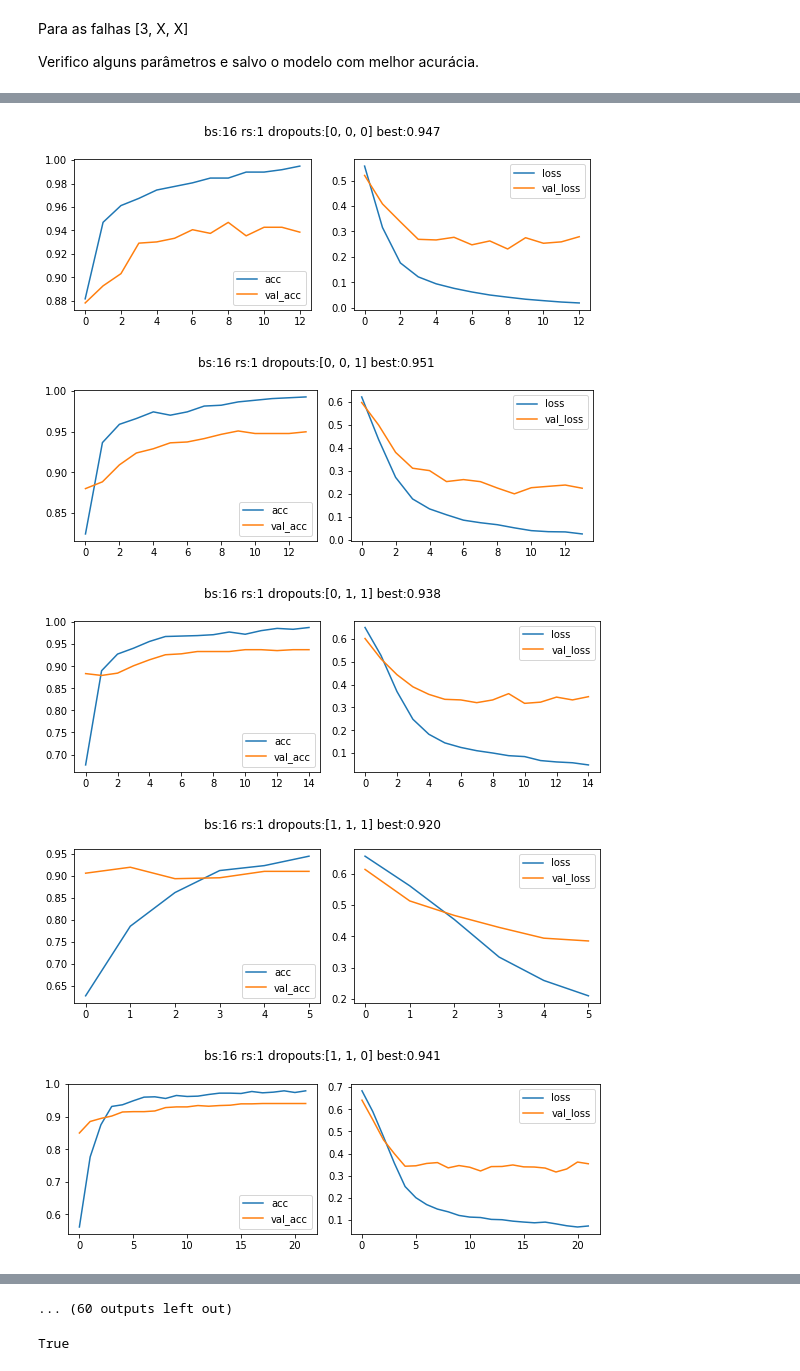
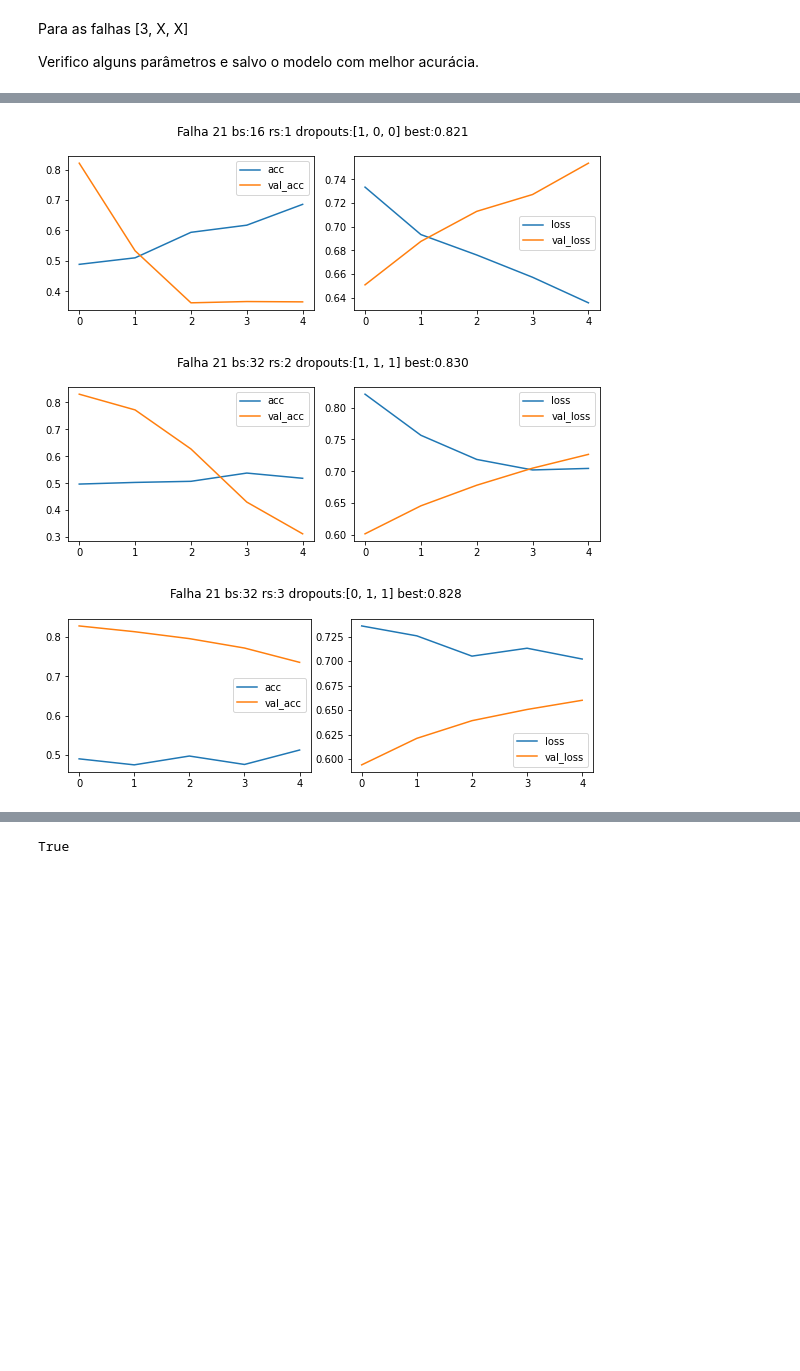
Before and after one commit to ifribeiro/RNA, a Jupyter notebook: T2/CNN_TE.ipynb, the cells around one changed output, grey strips where cells are left out. Cells and saved outputs as stored; diff of their text form; code cells hidden in the pictures; blank space fills up the shorter version.

```diff
--- a/T2/CNN_TE.ipynb
+++ b/T2/CNN_TE.ipynb
@@ -176,12 +173,12 @@ colunas = np.arange(52)
 # %% [markdown]
 ## Falha 3
 # %%
-falha=6
+falha = 21
 X_treino, labels_treino = get_entradas_labels_treino(dnormal, arquivos_treino[falha], colunas)
 X_teste, labels_teste = get_entradas_labels_teste(arquivos_teste[falha], colunas)
 # %%
 lista_drops = [
-    [0, 0, 0], [0, 0, 1], [0, 1, 1], [1, 1, 1], [1, 1, 0], [1, 0, 0], [1, 0, 1], [0, 1, 0]
+    [0, 0, 1], [0, 1, 1], [1, 1, 1], [1, 1, 0], [1, 0, 0], [1, 0, 1], [0, 1, 0]
 ]
 
 lista_drops2 = [
@@ -195,8 +192,7 @@ Verifico alguns parâmetros e salvo o modelo com melhor acurácia.
 batch_sizes = [8]
 batch_sizes = [16, 32, 64]
 rs = [1, 2, 3]
-es = True
-treshold = 0.75
+treshold = 0.81
 for b in batch_sizes:
     for r in rs:
         for ld in lista_drops:
@@ -204,7 +200,7 @@ for b in batch_sizes:
             n_steps = X_treino.shape[0]//b
             cnn = define_model(dropouts=ld, lnormalize=False, r=r, thirdl=True, n_steps=n_steps)
             hist = cnn.fit(X_treino, labels_treino, batch_size=b, verbose=0, epochs=200, callbacks=[loss_monitor], validation_data=(X_teste, labels_teste))
-            title = "bs:{} rs:{} dropouts:{} best:{:.3f}".format(b, r, ld, loss_monitor.best)
+            title = "Falha {} bs:{} rs:{} dropouts:{} best:{:.3f}".format(falha, b, r, ld, loss_monitor.best)
             # plot_acc_loss(title, hist)
             if loss_monitor.best>treshold:
                 plot_acc_loss(title, hist)
@@ -226,5 +208,3 @@ To enable them in other operations, rebuild TensorFlow with the appropriate comp
-[figure, old version]
+[figure, new version]
-[figure, old version]
+[figure, new version]
-[figure, old version]
+[figure, new version]
-[figure, removed]
-[figure, removed]
@@ -237,4 +211,3 @@ To enable them in other operations, rebuild TensorFlow with the appropriate comp
-... (60 outputs left out)
 # %%
 loss_monitor.best>0.4
 # %% [output]
```
Also changed, not shown: parts of 15 cells of this notebook.
